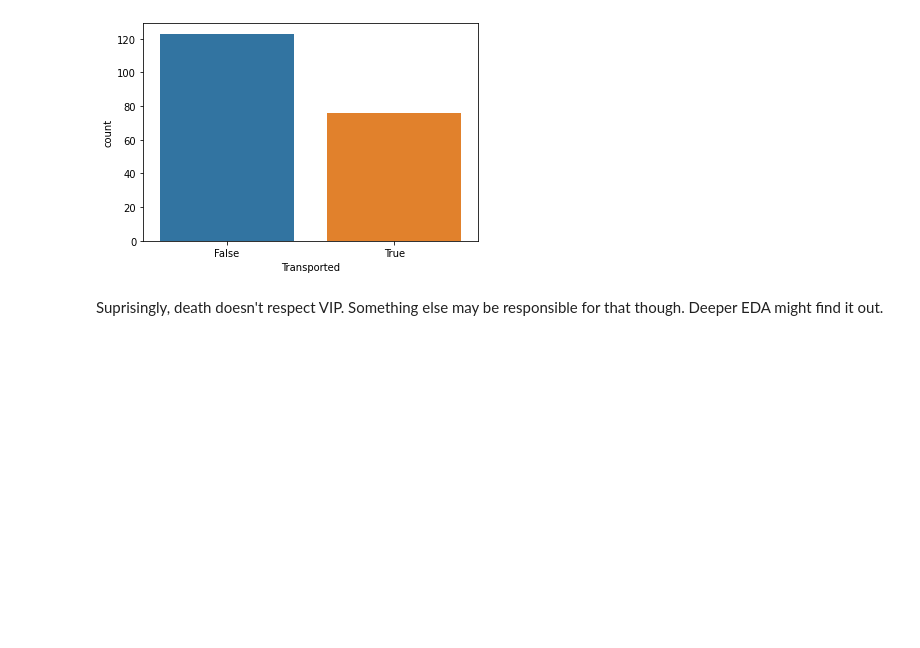
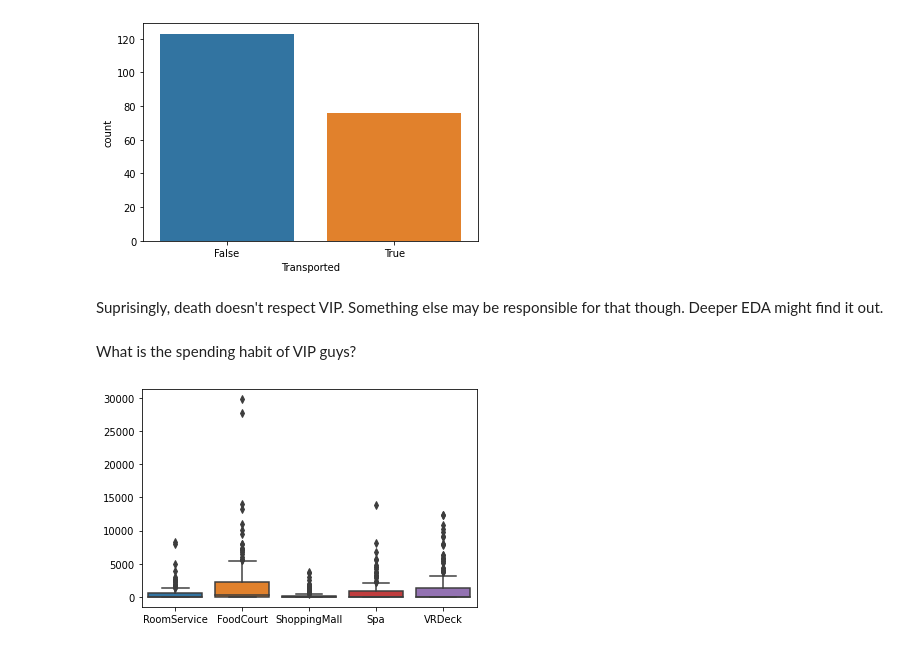
Before and after one commit to TosinPhillip/Spaceship-Titanic-EDA, a Jupyter notebook: Titanic.ipynb, the cells around one changed output. Drawn from its saved outputs; the diff is of its cells as text; code cells hidden in the pictures; blank space fills up the shorter version.

```diff
--- a/Titanic.ipynb
+++ b/Titanic.ipynb
@@ -434,3 +434,11 @@ plt.show()
 [figure]
 # %% [markdown]
 Suprisingly, death doesn't respect VIP. Something else may be responsible for that though. Deeper EDA might find it out.
+# %% [markdown]
+What is the spending habit of VIP guys?
+# %%
+VIP_spendings = VIP[['RoomService', 'FoodCourt', 'ShoppingMall', 'Spa', 'VRDeck']]
+sns.boxplot(data=VIP_spendings)
+plt.show()
+# %% [output]
+[figure, added]
```
Also changed, not shown: parts of 9 cells of this notebook.
